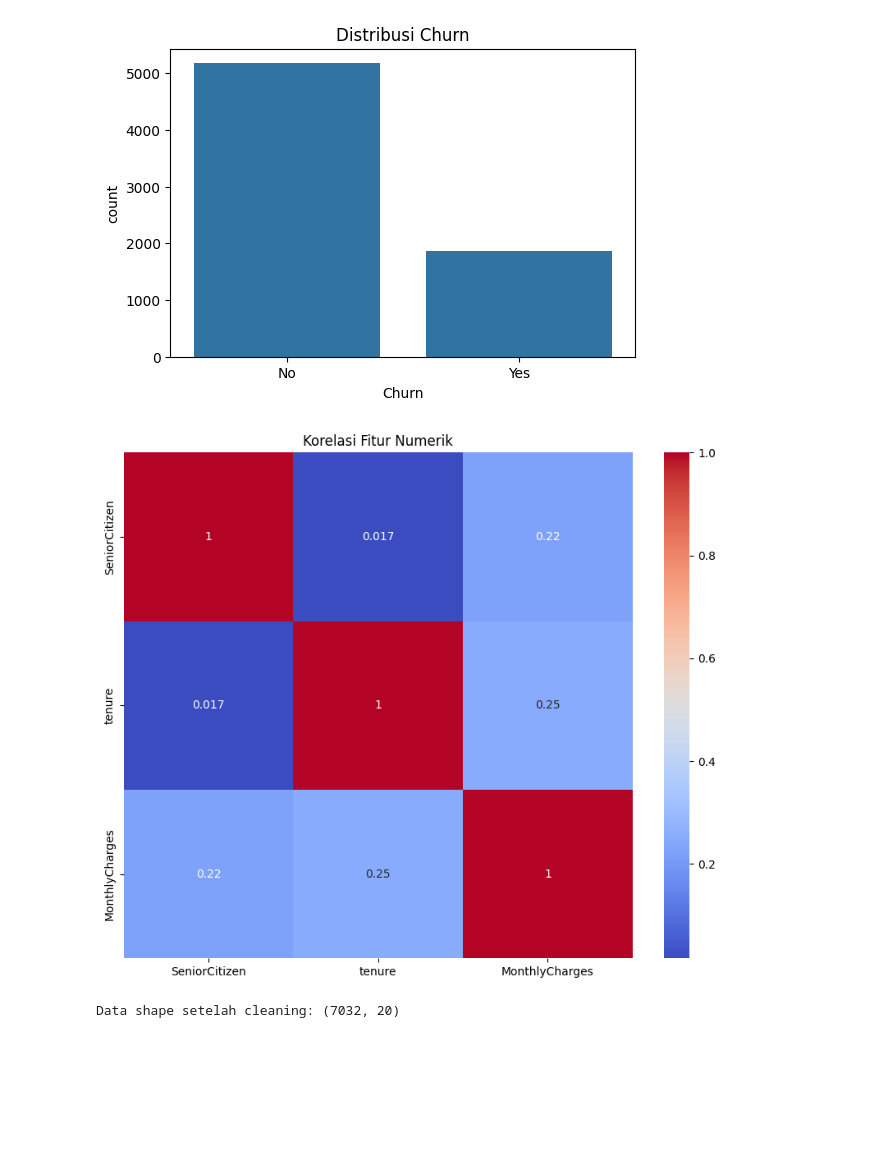
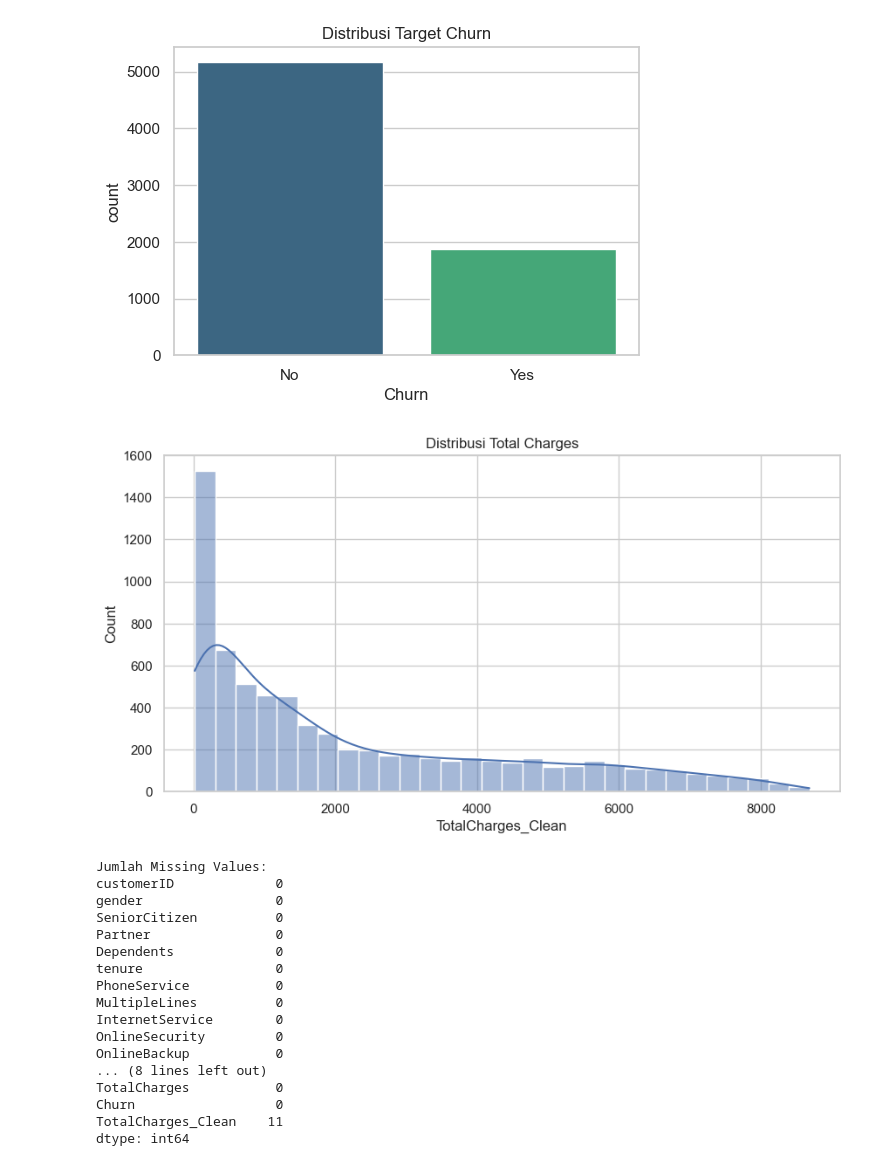
Before and after one commit to fayzul02/Submission_MLOps_FayzulHaq, a Jupyter notebook: Eksperimen_SML_FayzulHaq/preprocessing/eksperimen_FayzulHaq.ipynb, the cells around one changed output. Saved outputs shown, nothing was run; the diff lists cells and outputs as text; code cells hidden in the pictures; blank space fills up the shorter version.

```diff
--- a/Eksperimen_SML_FayzulHaq/preprocessing/eksperimen_FayzulHaq.ipynb
+++ b/Eksperimen_SML_FayzulHaq/preprocessing/eksperimen_FayzulHaq.ipynb
@@ -1,10 +16,14 @@
 # %%
+# **2. Import Library**
+
 import pandas as pd
 import numpy as np
+import matplotlib.pyplot as plt
 import seaborn as sns
-import matplotlib.pyplot as plt
 from sklearn.preprocessing import LabelEncoder, StandardScaler
+import os
 
-df = pd.read_csv('../data_raw/WA_Fn-UseC_-Telco-Customer-Churn.csv')
-df.head()
+# Konfigurasi visualisasi
+sns.set(style="whitegrid")
+print("Library berhasil diimport!")
 # %% [output]
@@ -17,0 +39,8 @@ df.head()
+# %%
+try:
+    df = pd.read_csv('../data_raw/WA_Fn-UseC_-Telco-Customer-Churn.csv')
+    print("Dataset berhasil dimuat!")
+except FileNotFoundError:
+    print("File tidak ditemukan. Pastikan file 'WA_Fn-UseC_-Telco-Customer-Churn.csv' ada di folder '../data_raw/'")
+
+df.head()
@@ -18,18 +62,22 @@ df.head()
 # %%
-# Cek info data
+print("Info Dataset:")
 df.info()
 
-# Visualisasi Target (Churn)
-plt.figure(figsize=(6,4))
-sns.countplot(data=df, x='Churn')
-plt.title('Distribusi Churn')
+print("\nStatistik Deskriptif:")
+print(df.describe(include='all'))
+
+plt.figure(figsize=(6, 4))
+sns.countplot(data=df, x='Churn', palette='viridis')
+plt.title('Distribusi Target Churn')
 plt.show()
 
-# Visualisasi Korelasi Numerik
-plt.figure(figsize=(10,8))
+df['TotalCharges_Clean'] = pd.to_numeric(df['TotalCharges'], errors='coerce')
 
-numeric_df = df.select_dtypes(include=['number'])
-sns.heatmap(numeric_df.corr(), annot=True, cmap='coolwarm')
-plt.title('Korelasi Fitur Numerik')
+plt.figure(figsize=(10, 5))
+sns.histplot(df['TotalCharges_Clean'].dropna(), kde=True, bins=30)
+plt.title('Distribusi Total Charges')
 plt.show()
+
+print("\nJumlah Missing Values:")
+print(df.isnull().sum())
 # %% [output]
@@ -53,15 +104,19 @@ memory usage: 1.1+ MB
-[figure, old version]
+[figure, new version]
-[figure, old version]
+[figure, new version]
+Jumlah Missing Values:
+customerID             0
+gender                 0
+SeniorCitizen          0
+Partner                0
+Dependents             0
+tenure                 0
+PhoneService           0
+MultipleLines          0
+InternetService        0
+OnlineSecurity         0
+OnlineBackup           0
+... (8 lines left out)
+TotalCharges           0
+Churn                  0
+TotalCharges_Clean    11
+dtype: int64
-# %%
-# Ubah ke numeric, paksa error jadi NaN
-df['TotalCharges'] = pd.to_numeric(df['TotalCharges'], errors='coerce')
-
-# Isi NaN dengan median atau drop
-df = df.dropna()
-
-# Drop customerID karena tidak berguna untuk prediksi
-df = df.drop(['customerID'], axis=1)
-
-print("Data shape setelah cleaning:", df.shape)
-# %% [output]
-Data shape setelah cleaning: (7032, 20)
```
Also changed, not shown: parts of 11 cells of this notebook, 1 other file.
